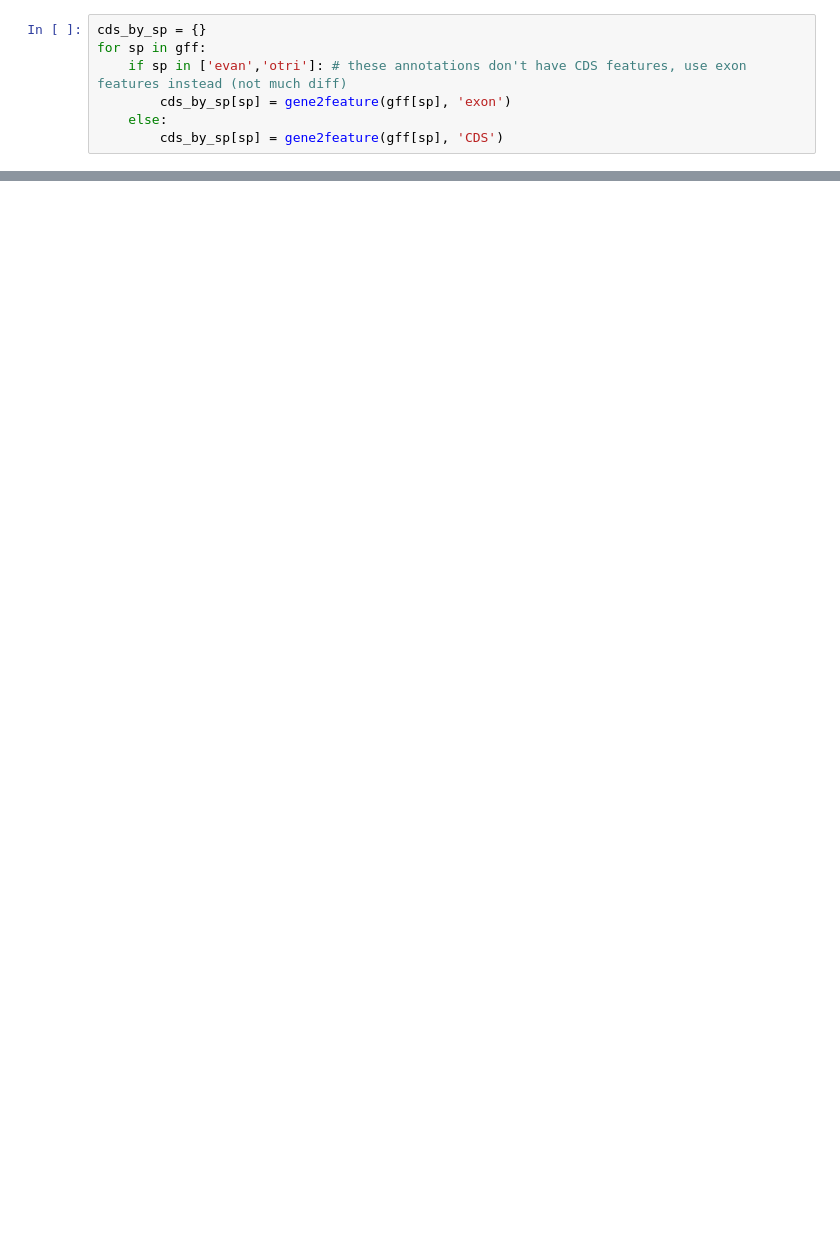
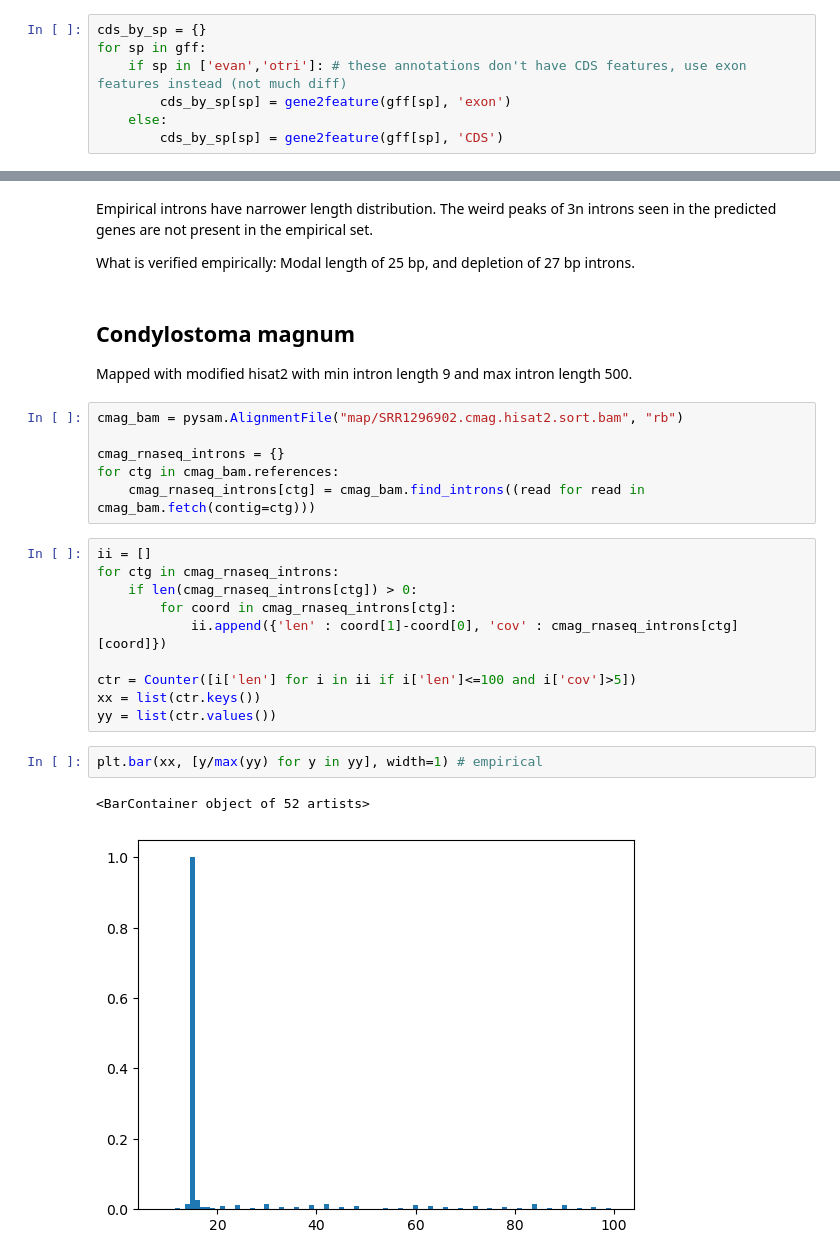
Before and after one commit to Swart-lab/ciliate-introns, a Jupyter notebook: ciliate_intron_distribution.ipynb, the cells around one changed output, grey strips where cells are left out. Saved outputs shown, nothing was run; the diff lists cells and outputs as text; blank space fills up the shorter version.

```diff
--- a/ciliate_intron_distribution.ipynb
+++ b/ciliate_intron_distribution.ipynb
@@ -197,0 +244,29 @@ plt.bar(xx3, yy3, width=1, fill='red')
+# %% [markdown]
+Empirical introns have narrower length distribution. The weird peaks of 3n introns seen in the predicted genes are not present in the empirical set.
+
+What is verified empirically: Modal length of 25 bp, and depletion of 27 bp introns.
+# %% [markdown]
+## Condylostoma magnum
+
+Mapped with modified hisat2 with min intron length 9 and max intron length 500.
+# %%
+cmag_bam = pysam.AlignmentFile("map/SRR1296902.cmag.hisat2.sort.bam", "rb")
+
+cmag_rnaseq_introns = {}
+for ctg in cmag_bam.references:
+    cmag_rnaseq_introns[ctg] = cmag_bam.find_introns((read for read in cmag_bam.fetch(contig=ctg)))
+# %%
+ii = []
+for ctg in cmag_rnaseq_introns:
+    if len(cmag_rnaseq_introns[ctg]) > 0:
+        for coord in cmag_rnaseq_introns[ctg]:
+            ii.append({'len' : coord[1]-coord[0], 'cov' : cmag_rnaseq_introns[ctg][coord]})
+
+ctr = Counter([i['len'] for i in ii if i['len']<=100 and i['cov']>5])
+xx = list(ctr.keys())
+yy = list(ctr.values())
+# %%
+plt.bar(xx, [y/max(yy) for y in yy], width=1) # empirical
+# %% [output]
+<BarContainer object of 52 artists>
+[figure, added]
```
Also changed, not shown: parts of 16 cells of this notebook.
